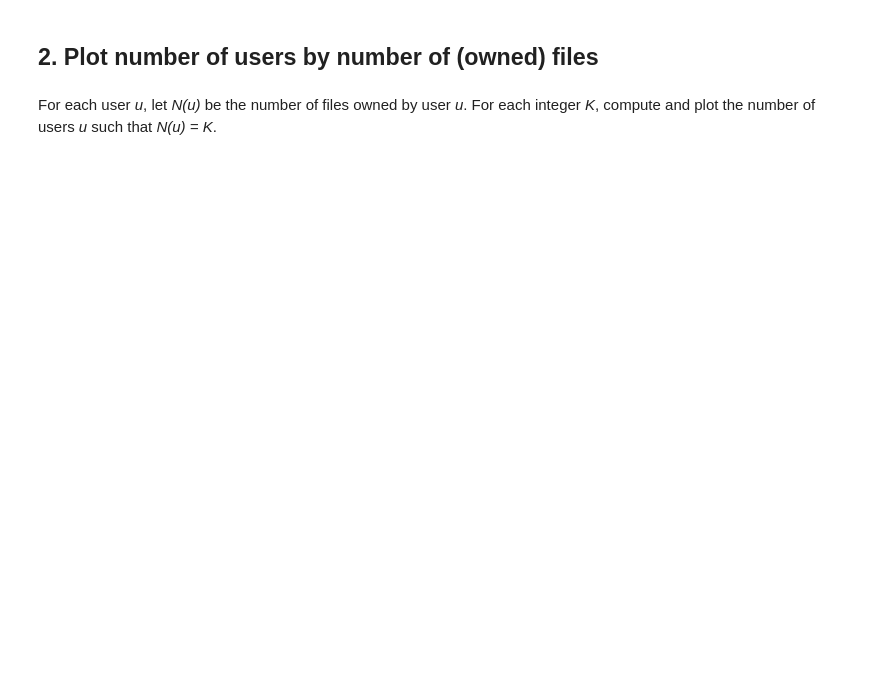
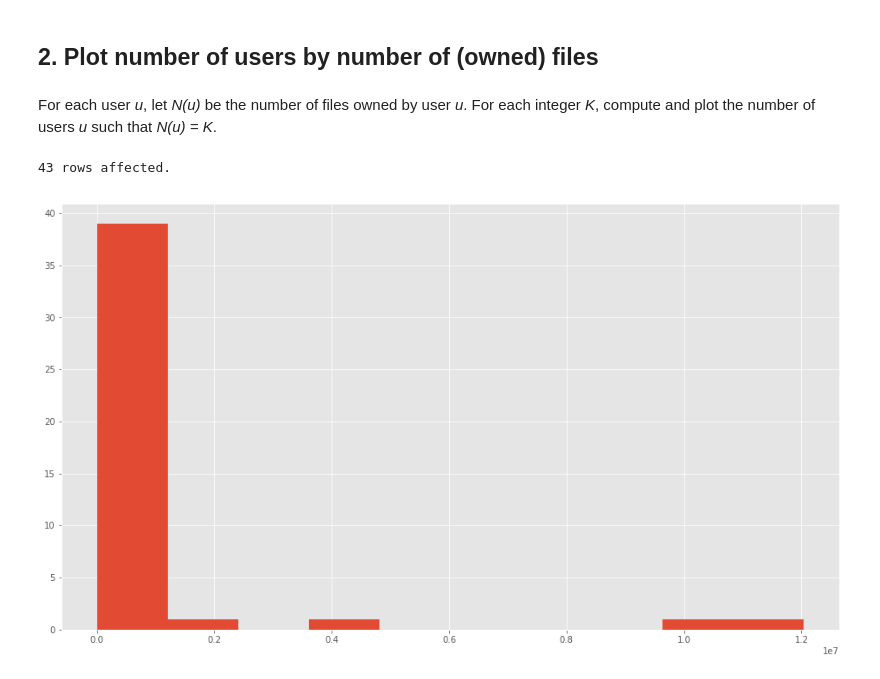
Before and after one commit to mladenivkovic/esc403, a Jupyter notebook: exercises/04-plotting-results-of-SQL-queries.ipynb, the cells around one changed output. Saved outputs shown, nothing was run; the diff lists cells and outputs as text; code cells hidden in the pictures; blank space fills up the shorter version.

```diff
--- a/exercises/04-plotting-results-of-SQL-queries.ipynb
+++ b/exercises/04-plotting-results-of-SQL-queries.ipynb
@@ -87,3 +104,26 @@ Plot the number of files of a certain *block size* (column `blksize`).  The *blo
 ## 2. Plot number of users by number of (owned) files
 # %% [markdown]
 For each user *u*, let *N(u)* be the number of files owned by user *u*.  For each integer *K*, compute and plot the number of users *u* such that *N(u) = K*.
+# %%
+result2= %sql select usr, count(path) from lustre group by usr;
+users, nfiles = zip (*result2)
+
+n, bins, patches = plt.hist(nfiles)
+
+# Or manually:
+#
+#leastfiles = min(nfiles)
+#mostfiles = max(nfiles)
+#
+#print "least", leastfiles, "most", mostfiles
+#
+#from numpy import zeros
+#nusers=zeros(mostfiles+1)
+#numfiles=range(mostfiles+1)
+#
+#for j in nfiles:
+#    nusers[int(j)] += 1
+#plt.plot(numfiles,nusers)
+# %% [output]
+43 rows affected.
+[figure, added]
```
Also changed, not shown: parts of 5 cells of this notebook, 2 other files.
